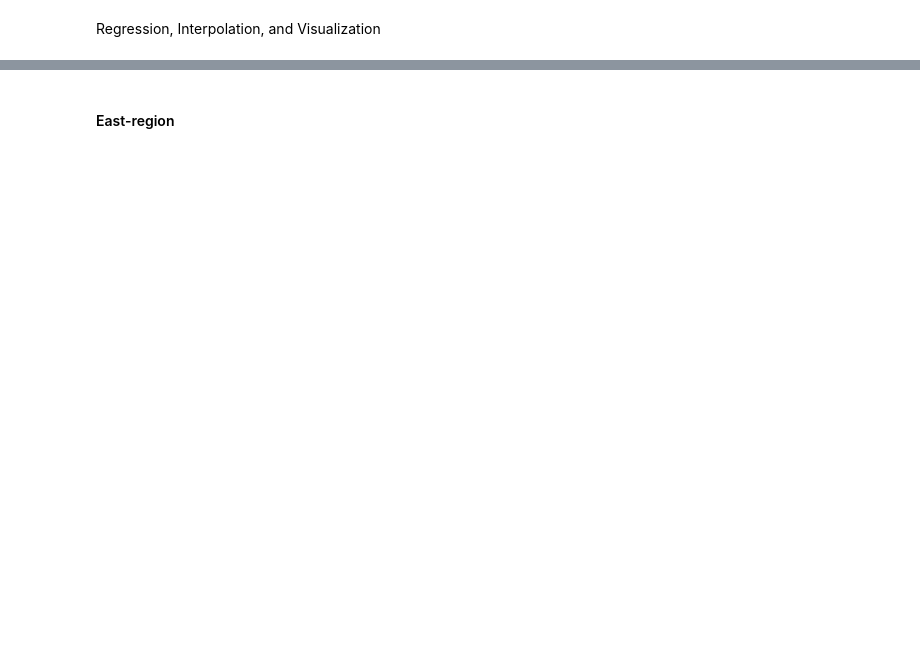
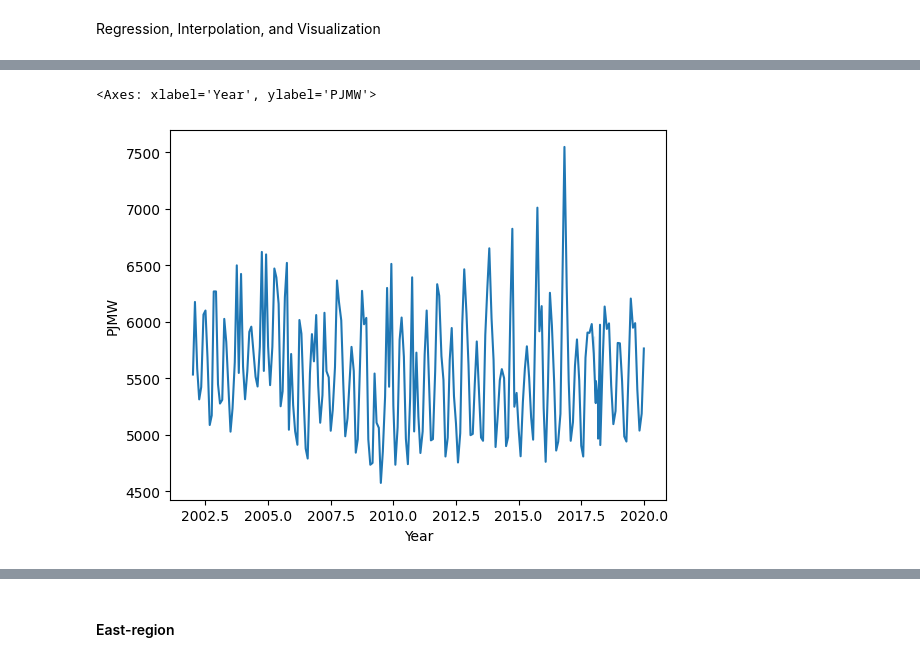
Before and after one commit to McSpillaro/Freelance-Portfolio, a Jupyter notebook: Projects/(c) PJM Energy/energyPredict.ipynb, the cells around one changed output, grey strips where cells are left out. Saved outputs shown, nothing was run; the diff lists cells and outputs as text; code cells hidden in the pictures; blank space fills up the shorter version.

```diff
--- a/Projects/(c) PJM Energy/energyPredict.ipynb
+++ b/Projects/(c) PJM Energy/energyPredict.ipynb
@@ -179,19 +185,33 @@ def year_vs_PJMW_USWest(x): # defining equation obtained from regression of data
+# %%
+x_Years_Months = np.array(years_months_list)
+y_PJMW_YM = np.array(avg_per_year_month)
+
+x_Years = np.array(used_year)
+y_PJMW_Y = np.array(avg_per_year)
 # %%
 start_year = 2018 # year to start regression from
-end_year = start_year + 16 # year to end regression
-new_years = np.linspace(start_year, end_year, 120) # year values as list
-
-regr_avg_per_year_month = forecast_future_values(years_list, avg_per_year_month, periods=120, frq='MS')
+end_year = start_year + 16 # creating a regression of 17 years
+end_year_months = start_year + 2 # year to end regression
+new_year = []
+for i in range(end_year - start_year):
+    new_year.append(start_year + i)
+new_years_months = np.linspace(start_year, end_year_months, 24) # year values as list
+# %%
+regr_avg_per_year = forecast_future_values(used_year, avg_per_year, periods=16, frq='AS')
+regr_avg_per_year_month = forecast_future_values(years_months_list, avg_per_year_month, periods=24, frq='MS')
 # %%
 y = np.concatenate( # y-vals of graph -> PJMWs
     (avg_per_year_month, regr_avg_per_year_month),
     axis=0)
 
 x = np.concatenate( # x-vals of graph -> Years
-    (x_Years, new_years),
+    (x_Years_Months, new_years_months),
     axis=0
 )
 
-yr_v_pjmw = {'Year':x, 'PJMW':y} # creating dictionary of labeled columns
+# Creating dictionary of labeled columns
+yr_m_v_pjmw = {'Title':'PJM Energy Production from 2002 to 2020',
+             'Year':x,
+             'PJMW':y}
 
-plotDF = pd.DataFrame(yr_v_pjmw) # creating dataframe from dictionary for plotting
+plotDF = pd.DataFrame(yr_m_v_pjmw) # creating dataframe from dictionary for plotting
@@ -197,0 +252,7 @@ plotDF = pd.DataFrame(yr_v_pjmw) # creating dataframe from dictionary for plotti
+# %%
+sns.lineplot(data=plotDF,
+             x='Year',
+             y='PJMW')
+# %% [output]
+<Axes: xlabel='Year', ylabel='PJMW'>
+[figure, added]
```
Also changed, not shown: parts of 6 cells of this notebook.
